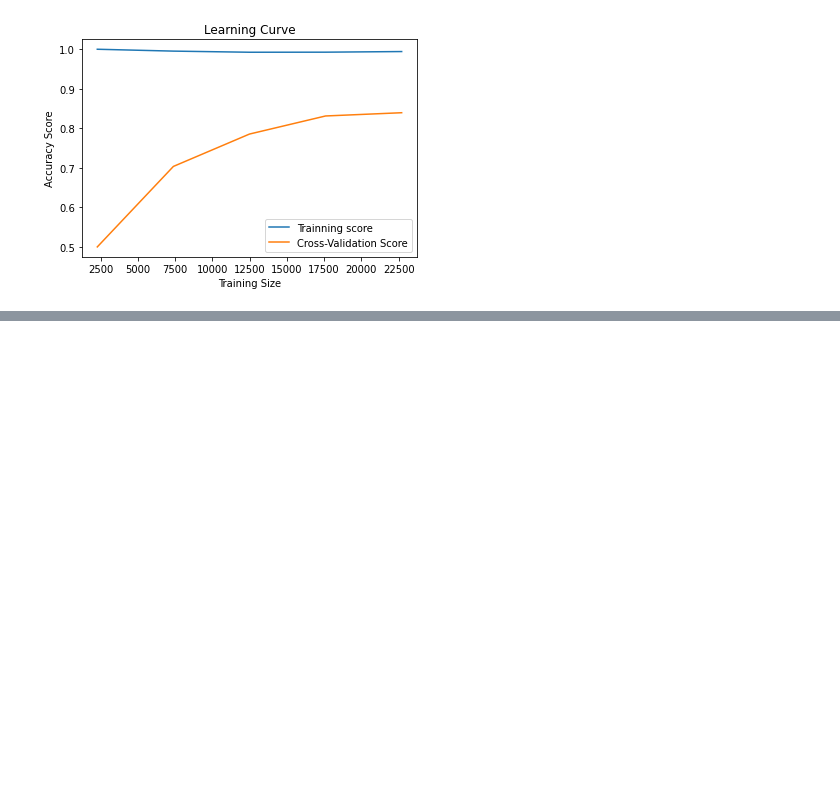
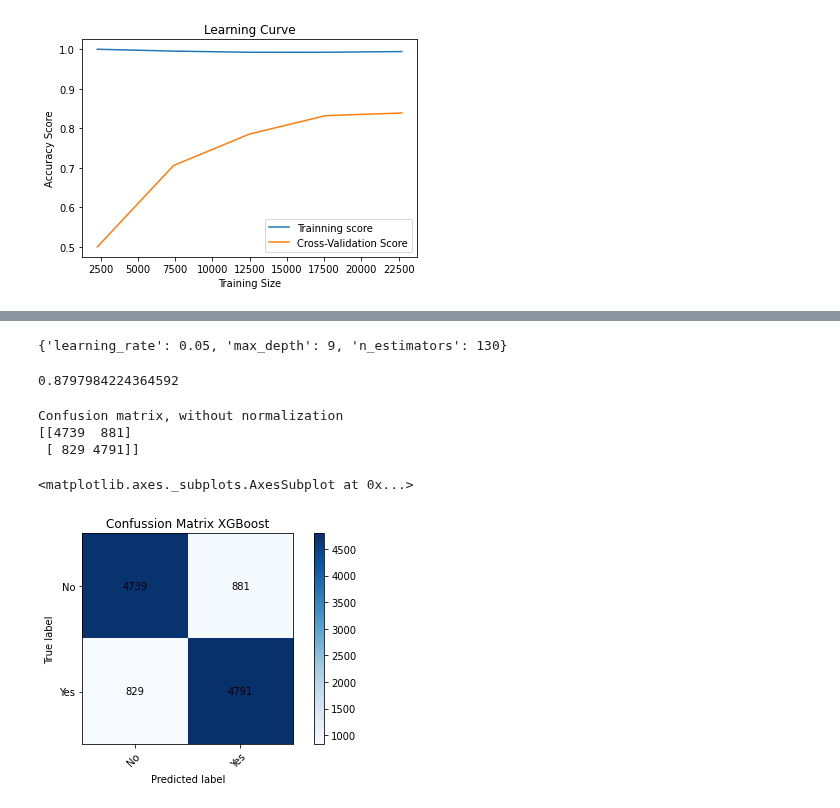
Before and after one commit to sarasabino/Accident_Rate_Project, a Jupyter notebook: Src/Notebooks/Model_selection.ipynb, the cells around one changed output, grey strips where cells are left out. Drawn from its saved outputs; the diff is of its cells as text; code cells hidden in the pictures; blank space fills up the shorter version.

```diff
--- a/Src/Notebooks/Model_selection.ipynb
+++ b/Src/Notebooks/Model_selection.ipynb
@@ -620,0 +702,14 @@ plt.legend(loc = 'best')
+# %%
+param_grid={'max_depth': np.arange(2,10),
+             "learning_rate": [0.05],
+              "n_estimators": np.arange(100, 150, 10)}
+# %%
+
+clf_xg = GridSearchCV(XGBClassifier(),
+                      param_grid = param_grid ,
+                      cv = 4,
+                      scoring = 'accuracy', verbose = 2,
+                      n_jobs = -1
+         )
+# %%
+clf_xg.fit(X_train, y_train)
@@ -620,0 +738,21 @@ plt.legend(loc = 'best')
+# %%
+clf_xg.best_params_
+# %% [output]
+{'learning_rate': 0.05, 'max_depth': 9, 'n_estimators': 130}
+# %%
+clf_xg.best_score_
+# %% [output]
+0.8797984224364592
+# %%
+
+clf_xgb_test = XGBClassifier(learning_rate = 0.05, max_depth = 9, n_estimators = 130)
+clf_xgb_test.fit(X_train, y_train)
+y_pred_xgb=clf_xgb_test.predict(X_test)
+classes = ['No', 'Yes']
+plot_confusion_matrix(y_test, y_pred, classes=classes, title='Confussion Matrix XGBoost')
+# %% [output]
+Confusion matrix, without normalization
+[[4739  881]
+ [ 829 4791]]
+<matplotlib.axes._subplots.AxesSubplot at 0x...>
+[figure, added]
```
Also changed, not shown: parts of 45 cells of this notebook.
